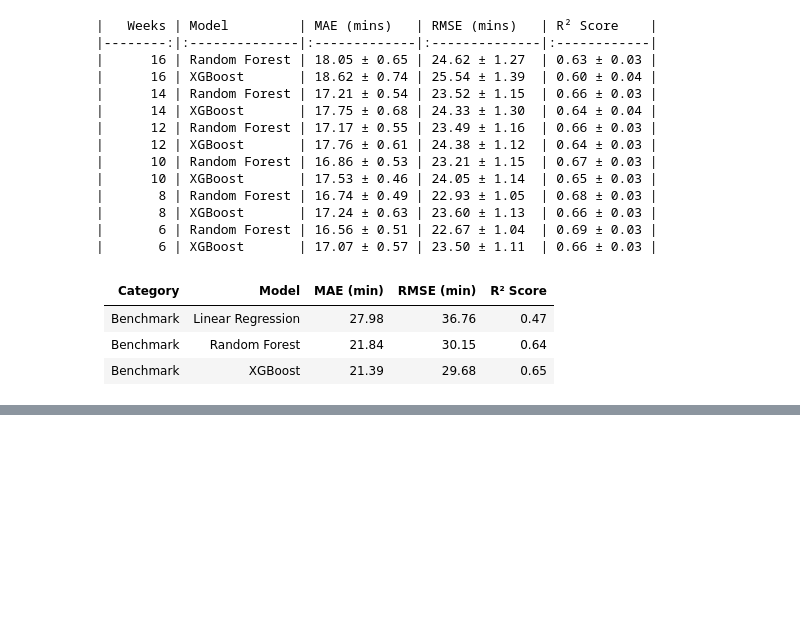
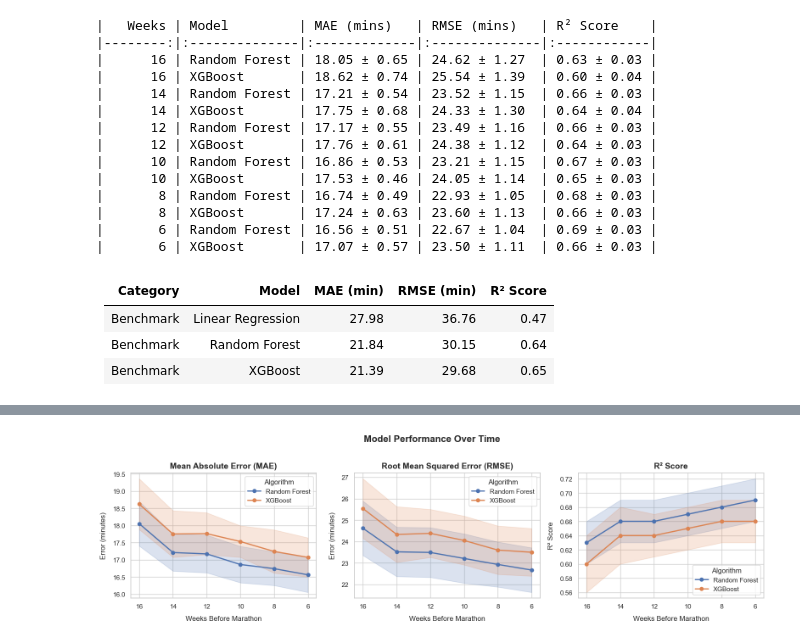
Before and after one commit to miguelabela03/RD2_SWD63A_MiguelAbela, a Jupyter notebook: src/02 - prototype/prototype.ipynb, the cells around one changed output, grey strips where cells are left out. Saved outputs shown, nothing was run; the diff lists cells and outputs as text; code cells hidden in the pictures; blank space fills up the shorter version.

```diff
--- a/src/02 - prototype/prototype.ipynb
+++ b/src/02 - prototype/prototype.ipynb
@@ -1188,0 +1190,97 @@ print(final_table.to_markdown(index=False))
+# %%
+# ==========================================
+# Prepare Data
+# ==========================================
+data = [
+    # 16 Weeks
+    {"Weeks": 16, "Model": "Random Forest", "MAE_mean": 18.05, "MAE_std": 0.65, "RMSE_mean": 24.62, "RMSE_std": 1.27, "R2_mean": 0.63, "R2_std": 0.03},
+    {"Weeks": 16, "Model": "XGBoost",       "MAE_mean": 18.62, "MAE_std": 0.74, "RMSE_mean": 25.54, "RMSE_std": 1.39, "R2_mean": 0.60, "R2_std": 0.04},
+
+    # 14 Weeks
+    {"Weeks": 14, "Model": "Random Forest", "MAE_mean": 17.21, "MAE_std": 0.54, "RMSE_mean": 23.52, "RMSE_std": 1.15, "R2_mean": 0.66, "R2_std": 0.03},
+    {"Weeks": 14, "Model": "XGBoost",       "MAE_mean": 17.75, "MAE_std": 0.68, "RMSE_mean": 24.33, "RMSE_std": 1.30, "R2_mean": 0.64, "R2_std": 0.04},
+
+    # 12 Weeks
+    {"Weeks": 12, "Model": "Random Forest", "MAE_mean": 17.17, "MAE_std": 0.55, "RMSE_mean": 23.49, "RMSE_std": 1.16, "R2_mean": 0.66, "R2_std": 0.03},
+    {"Weeks": 12, "Model": "XGBoost",       "MAE_mean": 17.76, "MAE_std": 0.61, "RMSE_mean": 24.38, "RMSE_std": 1.12, "R2_mean": 0.64, "R2_std": 0.03},
+
+    # 10 Weeks
+    {"Weeks": 10, "Model": "Random Forest", "MAE_mean": 16.86, "MAE_std": 0.53, "RMSE_mean": 23.21, "RMSE_std": 1.15, "R2_mean": 0.67, "R2_std": 0.03},
+    {"Weeks": 10, "Model": "XGBoost",       "MAE_mean": 17.53, "MAE_std": 0.46, "RMSE_mean": 24.05, "RMSE_std": 1.14, "R2_mean": 0.65, "R2_std": 0.03},
+
+    # 8 Weeks
+    {"Weeks": 8, "Model": "Random Forest",  "MAE_mean": 16.74, "MAE_std": 0.49, "RMSE_mean": 22.93, "RMSE_std": 1.05, "R2_mean": 0.68, "R2_std": 0.03},
+    {"Weeks": 8, "Model": "XGBoost",        "MAE_mean": 17.24, "MAE_std": 0.63, "RMSE_mean": 23.60, "RMSE_std": 1.13, "R2_mean": 0.66, "R2_std": 0.03},
+
+    # 6 Weeks
+    {"Weeks": 6, "Model": "Random Forest",  "MAE_mean": 16.56, "MAE_std": 0.51, "RMSE_mean": 22.67, "RMSE_std": 1.04, "R2_mean": 0.69, "R2_std": 0.03},
+    {"Weeks": 6, "Model": "XGBoost",        "MAE_mean": 17.07, "MAE_std": 0.57, "RMSE_mean": 23.50, "RMSE_std": 1.11, "R2_mean": 0.66, "R2_std": 0.03},
+]
+
+df = pd.DataFrame(data)
+
+# Configure the Plot Styling
+sns.set_theme(style="whitegrid")
+palette = sns.color_palette()
+
+# ==========================================
+# Create a 1x3 Subplot Layout
+# ==========================================
+fig, axes = plt.subplots(nrows=1, ncols=3, figsize=(16, 4.5))
+
+# --- GRAPH 1: MAE (axes[0]) ---
+for i, model in enumerate(df['Model'].unique()):
+    subset = df[df['Model'] == model]
+    axes[0].plot(subset['Weeks'], subset['MAE_mean'], marker="o", linewidth=2, label=model, color=palette[i])
+    axes[0].fill_between(subset['Weeks'],
+                         subset['MAE_mean'] - subset['MAE_std'],
+                         subset['MAE_mean'] + subset['MAE_std'],
+                         color=palette[i], alpha=0.2)
+
+axes[0].invert_xaxis()
+# CHANGED: pad reduced to 8
+axes[0].set_title("Mean Absolute Error (MAE)", fontsize=14, fontweight="bold", pad=8)
+axes[0].set_xlabel("Weeks Before Marathon", fontsize=12, labelpad=10)
+axes[0].set_ylabel("Error (minutes)", fontsize=12, labelpad=10)
+axes[0].legend(title="Algorithm")
+
+# --- GRAPH 2: RMSE (axes[1]) ---
+for i, model in enumerate(df['Model'].unique()):
+    subset = df[df['Model'] == model]
+    axes[1].plot(subset['Weeks'], subset['RMSE_mean'], marker="o", linewidth=2, label=model, color=palette[i])
+    axes[1].fill_between(subset['Weeks'],
+                         subset['RMSE_mean'] - subset['RMSE_std'],
+                         subset['RMSE_mean'] + subset['RMSE_std'],
+                         color=palette[i], alpha=0.2)
+
+axes[1].invert_xaxis()
+# CHANGED: pad reduced to 8
+axes[1].set_title("Root Mean Squared Error (RMSE)", fontsize=14, fontweight="bold", pad=8)
+axes[1].set_xlabel("Weeks Before Marathon", fontsize=12, labelpad=10)
+axes[1].set_ylabel("Error (minutes)", fontsize=12, labelpad=10)
+axes[1].legend(title="Algorithm")
+
+# --- GRAPH 3: R² Score (axes[2]) ---
+for i, model in enumerate(df['Model'].unique()):
+    subset = df[df['Model'] == model]
+    axes[2].plot(subset['Weeks'], subset['R2_mean'], marker="o", linewidth=2, label=model, color=palette[i])
+    axes[2].fill_between(subset['Weeks'],
+                         subset['R2_mean'] - subset['R2_std'],
+                         subset['R2_mean'] + subset['R2_std'],
+                         color=palette[i], alpha=0.2)
+
+axes[2].invert_xaxis()
+# CHANGED: pad reduced to 8
+axes[2].set_title("R² Score", fontsize=14, fontweight="bold", pad=8)
+axes[2].set_xlabel("Weeks Before Marathon", fontsize=12, labelpad=10)
+axes[2].set_ylabel("R² Score", fontsize=12, labelpad=10)
+axes[2].legend(title="Algorithm", loc="lower right")
+
+# CHANGED: y parameter reduced from 1.05 to 1.02 to bring the main title down
+fig.suptitle("Model Performance Over Time", fontsize=16, fontweight="bold", y=1.02)
+
+# Adjust layout to prevent overlapping
+plt.tight_layout()
+plt.show()
+# %% [output]
+[figure, added]
```
Also changed, not shown: parts of 2 cells of this notebook, 3 other files.
